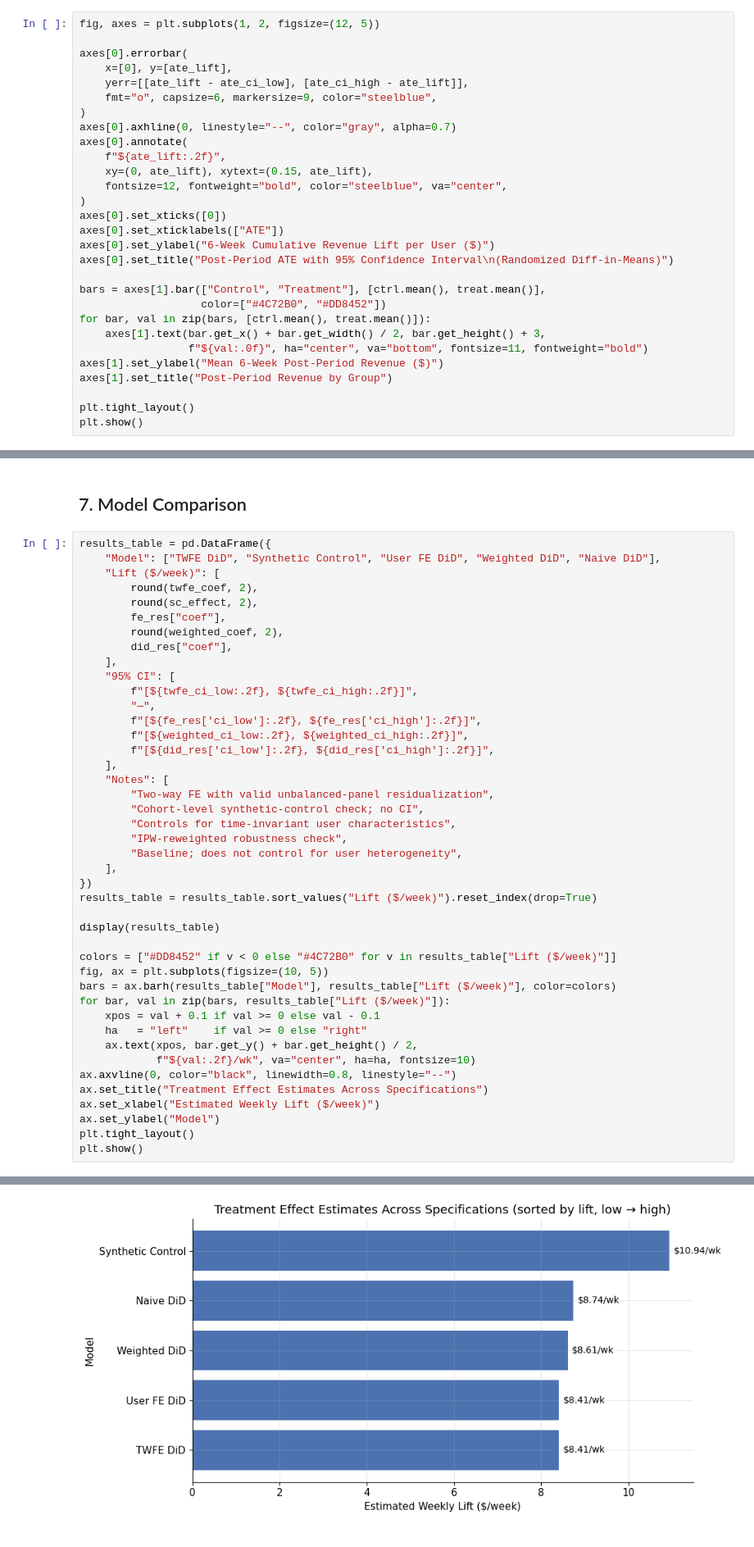
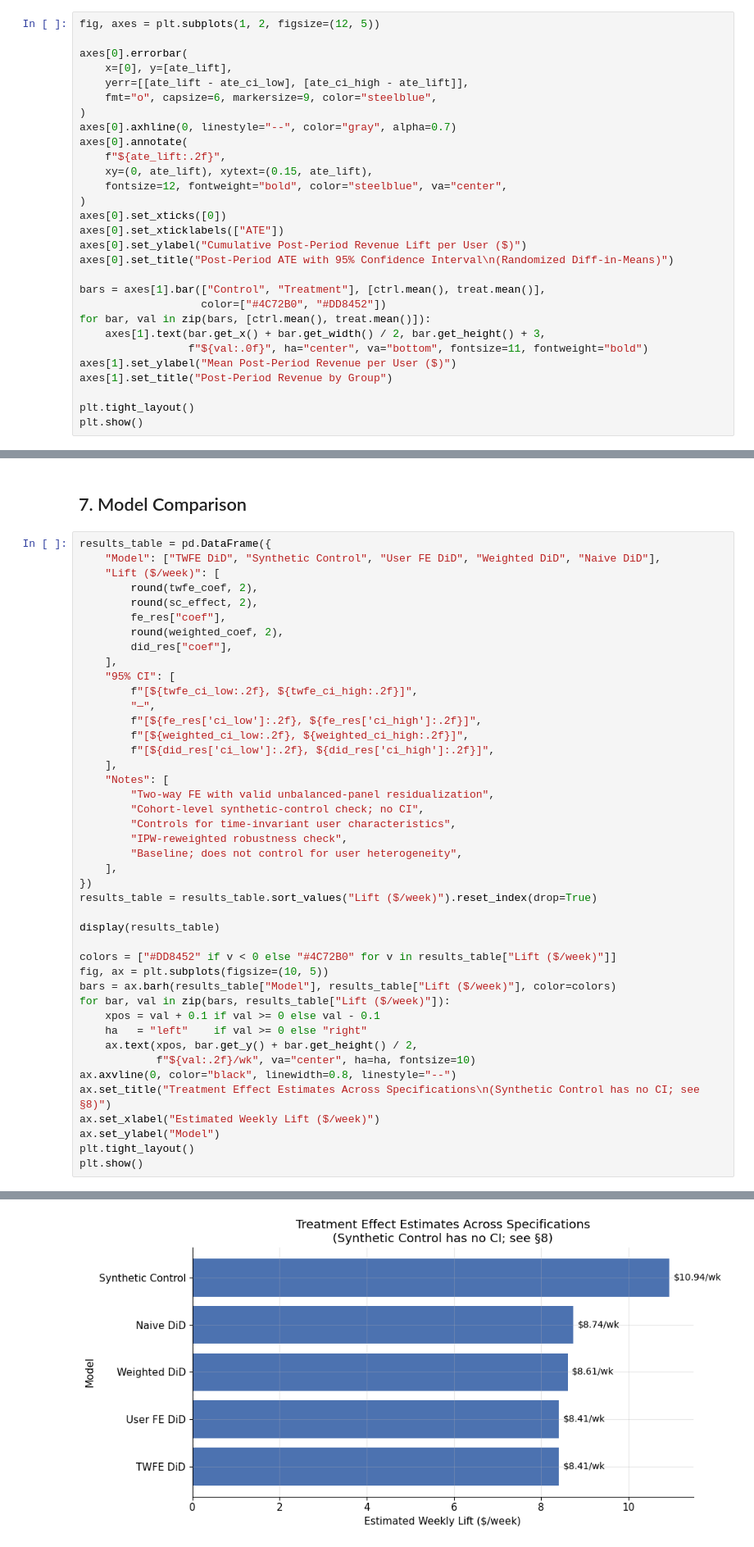
Before and after one commit to tcampayne/targeted-promotion-incrementality-experiment, a Jupyter notebook: analysis/02_inference.ipynb, the cells around one changed output, grey strips where cells are left out. Shown at 82% size. Drawn from its saved outputs; the diff is of its cells as text.

Commit message:
narrative and viz polish: fix cumulative ATE labels, ATE-DiD reconciliation, causal forest reframe, SC overfit note, pct_lift range fix

```diff
--- a/analysis/02_inference.ipynb
+++ b/analysis/02_inference.ipynb
@@ -211,7 +215,7 @@ axes[0].annotate(
 )
 axes[0].set_xticks([0])
 axes[0].set_xticklabels(["ATE"])
-axes[0].set_ylabel("6-Week Cumulative Revenue Lift per User ($)")
+axes[0].set_ylabel("Cumulative Post-Period Revenue Lift per User ($)")
 axes[0].set_title("Post-Period ATE with 95% Confidence Interval\n(Randomized Diff-in-Means)")
 
 bars = axes[1].bar(["Control", "Treatment"], [ctrl.mean(), treat.mean()],
@@ -219,7 +223,7 @@ bars = axes[1].bar(["Control", "Treatment"], [ctrl.mean(), treat.mean()],
 for bar, val in zip(bars, [ctrl.mean(), treat.mean()]):
     axes[1].text(bar.get_x() + bar.get_width() / 2, bar.get_height() + 3,
                  f"${val:.0f}", ha="center", va="bottom", fontsize=11, fontweight="bold")
-axes[1].set_ylabel("Mean 6-Week Post-Period Revenue ($)")
+axes[1].set_ylabel("Mean Post-Period Revenue per User ($)")
 axes[1].set_title("Post-Period Revenue by Group")
 
 plt.tight_layout()
@@ -604,35 +612,35 @@ results_table = pd.DataFrame({
         "Cohort-level synthetic-control check; no CI",
         "Controls for time-invariant user characteristics",
         "IPW-reweighted robustness check",
         "Baseline; does not control for user heterogeneity",
     ],
 })
 results_table = results_table.sort_values("Lift ($/week)").reset_index(drop=True)
 
 display(results_table)
 
 colors = ["#DD8452" if v < 0 else "#4C72B0" for v in results_table["Lift ($/week)"]]
 fig, ax = plt.subplots(figsize=(10, 5))
 bars = ax.barh(results_table["Model"], results_table["Lift ($/week)"], color=colors)
 for bar, val in zip(bars, results_table["Lift ($/week)"]):
     xpos = val + 0.1 if val >= 0 else val - 0.1
     ha   = "left"    if val >= 0 else "right"
     ax.text(xpos, bar.get_y() + bar.get_height() / 2,
             f"${val:.2f}/wk", va="center", ha=ha, fontsize=10)
 ax.axvline(0, color="black", linewidth=0.8, linestyle="--")
-ax.set_title("Treatment Effect Estimates Across Specifications")
+ax.set_title("Treatment Effect Estimates Across Specifications\n(Synthetic Control has no CI; see §8)")
 ax.set_xlabel("Estimated Weekly Lift ($/week)")
 ax.set_ylabel("Model")
 plt.tight_layout()
 plt.show()
 # %% [output]
 |  | Model | Lift ($/week) | 95% CI | Notes |
 | 0 | TWFE DiD | 8.41 | [$7.67, $9.15] | Two-way FE with valid unbalanced-... |
 | 1 | User FE DiD | 8.41 | [$7.67, $9.16] | Controls for time-invariant user ... |
 | 2 | Weighted DiD | 8.61 | [$7.76, $9.47] | IPW-reweighted robustness check |
 | 3 | Naive DiD | 8.74 | [$7.90, $9.59] | Baseline; does not control for us... |
 | 4 | Synthetic Control | 10.94 | — | Cohort-level synthetic-control ch... |
-[figure, old version]
+[figure, new version]
 # %% [markdown]
 Treatment effect estimates are consistently positive across the main robustness checks. DiD estimates
 range from **+$8.41/week** (User FE / TWFE) to **+$8.74/week** (Naive DiD), while the synthetic-control check is higher.
```
Also changed, not shown: parts of 20 cells of this notebook, 2 other files.
